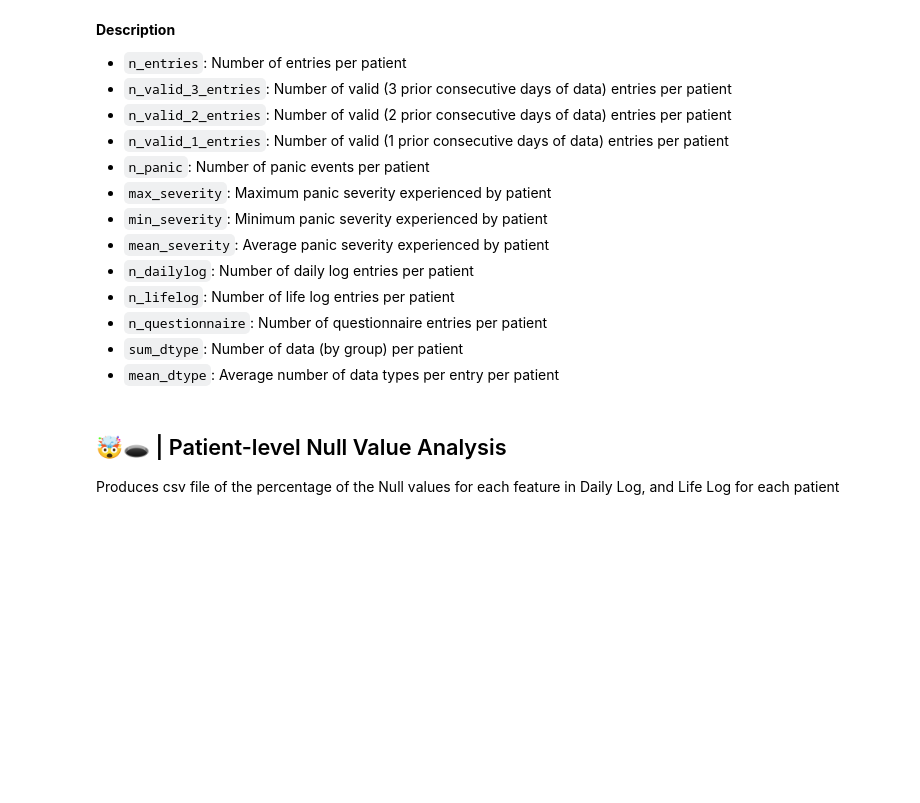
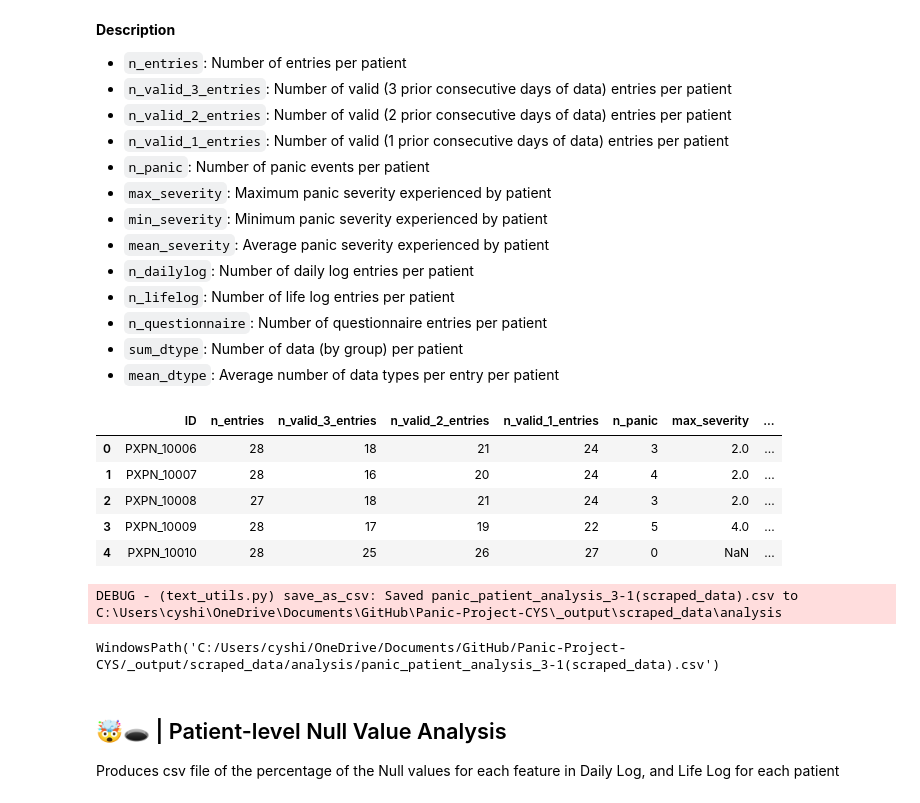
Before and after one commit to cyshin971/Panic-Project-DHLAB, a Jupyter notebook: data_preprocessing/data_analysis.ipynb, the cells around one changed output. Saved outputs shown, nothing was run; the diff lists cells and outputs as text; code cells hidden in the pictures; blank space fills up the shorter version.

```diff
--- a/data_preprocessing/data_analysis.ipynb
+++ b/data_preprocessing/data_analysis.ipynb
@@ -42,33 +52,2 @@ manual_scraped_data_filename = None # Keep as None if you don't want to manually
 # %% [markdown]
 # 📁 | Path Variables
-# %%
-TMP_PATH = "./_tmp"
-OUT_PATH = "./_output"
-
-try:
-	features_dict = load_dict_from_file(OUT_PATH, 'panic_features_dict')
-except FileNotFoundError:
-    raise FileNotFoundError(f"File not found: {get_file_path(OUT_PATH, 'panic_features_dict')}. Please run data_preprocessing.ipynb first.")
-print(f"Loaded features dict with {len(features_dict)} keys:")
-scraped_data_filename = None
-for k, v in features_dict.items():
-    if k == 'scraped_data_filename':
-        print(f"  {k}: {v}.csv")
-        scraped_data_filename = v
-    elif k == 'preproc_version':
-        preproc_version = v
-        print(f"  {k}: {v}")
-    else:
-        print(f"  {k}: {v}")
-
-if scraped_data_filename is None:
-	raise ValueError("scraped_data_filename not found in features_dict")
-if manual_scraped_data_filename is not None:
-    logging.warning(f"Using manually specified scraped_data_filename: {manual_scraped_data_filename}. If this is not intended, please set it to None.")
-    scraped_data_filename = manual_scraped_data_filename
-
-features_dict['analysis_version'] = version
-save_dict_to_file(features_dict, OUT_PATH, 'panic_features_dict')
-
-PREPROC_PATH = f"{OUT_PATH}/{scraped_data_filename}/preprocessed"
-OUTPUT_PATH = f"{OUT_PATH}/{scraped_data_filename}/analysis"
@@ -161,24 +239,33 @@ plt.show()
 # %%
 agg_matrix = [
 	('n_entries', 'entry_id', 'count'),
 	('n_valid_3_entries', 'valid_entry_3', 'sum'),
 	('n_valid_2_entries', 'valid_entry_2', 'sum'),
 	('n_valid_1_entries', 'valid_entry_1', 'sum'),
 	('n_panic', 'panic_label', 'sum'),
     ('max_severity', 'severity', 'max'),
 	('min_severity', 'severity', 'min'),
 	('mean_severity', 'severity', 'mean'),
 	('n_dailylog', 'dailylog_data', 'sum'),
 	('n_lifelog', 'lifelog_data', 'sum'),
 	('n_questionnaire', 'questionnaire_data', 'sum'),
 	('sum_dtype', 'dtype_n', 'sum'),
 	('mean_dtype', 'dtype_n', 'mean'),
 ]
 patient_analysis_data = create_empty_df()
 patient_analysis_data = aggregate_by_column(metadata, 'ID', agg_matrix)
 
 display(patient_analysis_data.head(5))
-save_as_csv(patient_analysis_data, OUTPUT_PATH, f"panic_patient_analysis_{version}({scraped_data_filename})")
+save_as_csv(patient_analysis_data, OUTPUT_PATH, f"panic_patient_analysis{file_desc}")
+# %% [output]
+|  | ID | n_entries | n_valid_3_entries | n_valid_2_entries | n_valid_1_entries | n_panic | max_severity | ... |
+| 0 | PXPN_10006 | 28 | 18 | 21 | 24 | 3 | 2.0 | ... |
+| 1 | PXPN_10007 | 28 | 16 | 20 | 24 | 4 | 2.0 | ... |
+| 2 | PXPN_10008 | 27 | 18 | 21 | 24 | 3 | 2.0 | ... |
+| 3 | PXPN_10009 | 28 | 17 | 19 | 22 | 5 | 4.0 | ... |
+| 4 | PXPN_10010 | 28 | 25 | 26 | 27 | 0 | NaN | ... |
+DEBUG - (text_utils.py) save_as_csv: Saved panic_patient_analysis_3-1(scraped_data).csv to C:\Users\cyshi\OneDrive\Documents\GitHub\Panic-Project-CYS\_output\scraped_data\analysis
+WindowsPath('C:/Users/cyshi/OneDrive/Documents/GitHub/Panic-Project-CYS/_output/scraped_data/analysis/panic_patient_analysis_3-1(scraped_data).csv')
 # %% [markdown]
 ## 🤯🕳️ | Patient-level Null Value Analysis
 
```
Also changed, not shown: parts of 24 cells of this notebook, 2 other files.
